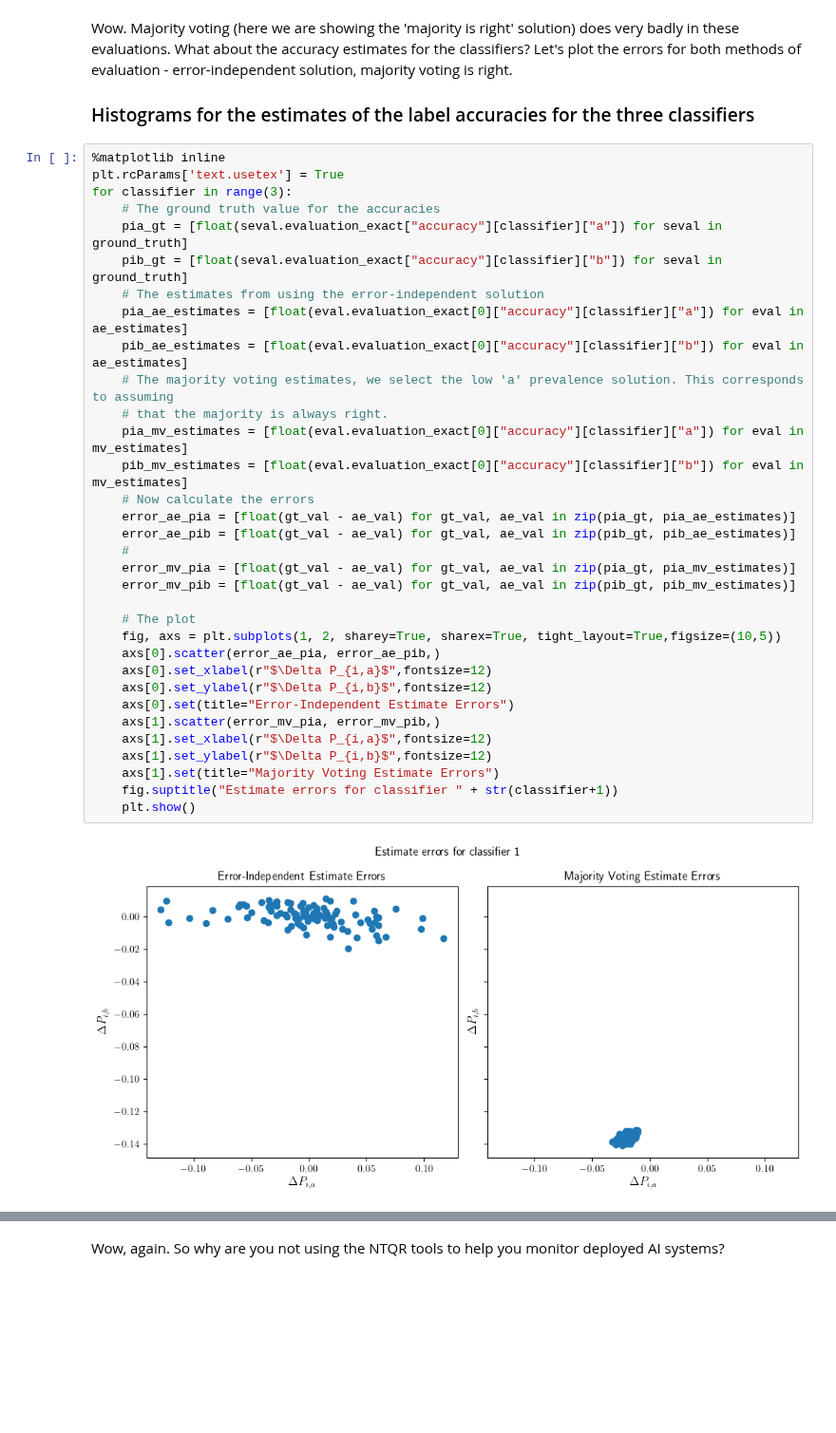
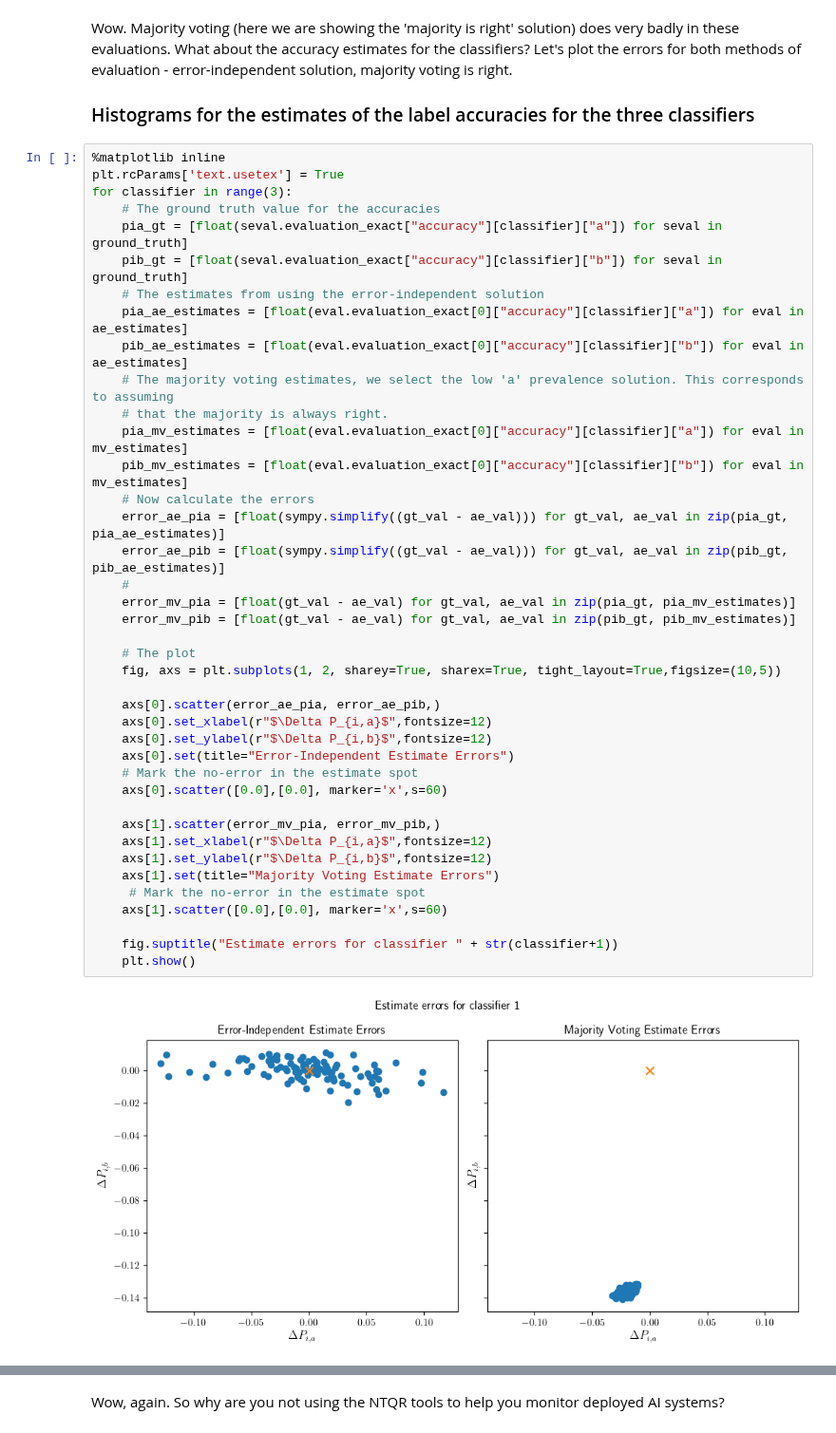
Before and after one commit to andrescorrada/IntroductionToAlgebraicEvaluation, a Jupyter notebook: python/docs/source/notebooks/Tutorial.ipynb, the cells around one changed output, grey strips where cells are left out. Shown at 95% size. Drawn from its saved outputs; the diff is of its cells as text; blank space fills up the shorter version.

```diff
--- a/python/docs/source/notebooks/Tutorial.ipynb
+++ b/python/docs/source/notebooks/Tutorial.ipynb
@@ -205,33 +210,40 @@ Wow. Majority voting (here we are showing the 'majority is right' solution) does
 plt.rcParams['text.usetex'] = True
 for classifier in range(3):
     # The ground truth value for the accuracies
     pia_gt = [float(seval.evaluation_exact["accuracy"][classifier]["a"]) for seval in ground_truth]
     pib_gt = [float(seval.evaluation_exact["accuracy"][classifier]["b"]) for seval in ground_truth]
     # The estimates from using the error-independent solution
     pia_ae_estimates = [float(eval.evaluation_exact[0]["accuracy"][classifier]["a"]) for eval in ae_estimates]
     pib_ae_estimates = [float(eval.evaluation_exact[0]["accuracy"][classifier]["b"]) for eval in ae_estimates]
     # The majority voting estimates, we select the low 'a' prevalence solution. This corresponds to assuming
     # that the majority is always right.
     pia_mv_estimates = [float(eval.evaluation_exact[0]["accuracy"][classifier]["a"]) for eval in mv_estimates]
     pib_mv_estimates = [float(eval.evaluation_exact[0]["accuracy"][classifier]["b"]) for eval in mv_estimates]
     # Now calculate the errors
-    error_ae_pia = [float(gt_val - ae_val) for gt_val, ae_val in zip(pia_gt, pia_ae_estimates)]
-    error_ae_pib = [float(gt_val - ae_val) for gt_val, ae_val in zip(pib_gt, pib_ae_estimates)]
+    error_ae_pia = [float(sympy.simplify((gt_val - ae_val))) for gt_val, ae_val in zip(pia_gt, pia_ae_estimates)]
+    error_ae_pib = [float(sympy.simplify((gt_val - ae_val))) for gt_val, ae_val in zip(pib_gt, pib_ae_estimates)]
     #
     error_mv_pia = [float(gt_val - ae_val) for gt_val, ae_val in zip(pia_gt, pia_mv_estimates)]
     error_mv_pib = [float(gt_val - ae_val) for gt_val, ae_val in zip(pib_gt, pib_mv_estimates)]
 
     # The plot
     fig, axs = plt.subplots(1, 2, sharey=True, sharex=True, tight_layout=True,figsize=(10,5))
+
     axs[0].scatter(error_ae_pia, error_ae_pib,)
     axs[0].set_xlabel(r"$\Delta P_{i,a}$",fontsize=12)
     axs[0].set_ylabel(r"$\Delta P_{i,b}$",fontsize=12)
     axs[0].set(title="Error-Independent Estimate Errors")
+    # Mark the no-error in the estimate spot
+    axs[0].scatter([0.0],[0.0], marker='x',s=60)
+
     axs[1].scatter(error_mv_pia, error_mv_pib,)
     axs[1].set_xlabel(r"$\Delta P_{i,a}$",fontsize=12)
     axs[1].set_ylabel(r"$\Delta P_{i,b}$",fontsize=12)
     axs[1].set(title="Majority Voting Estimate Errors")
+     # Mark the no-error in the estimate spot
+    axs[1].scatter([0.0],[0.0], marker='x',s=60)
+
     fig.suptitle("Estimate errors for classifier " + str(classifier+1))
     plt.show()
 # %% [output]
-[figure, old version]
+[figure, new version]
```
Also changed, not shown: parts of 5 cells of this notebook, 1 other file.
